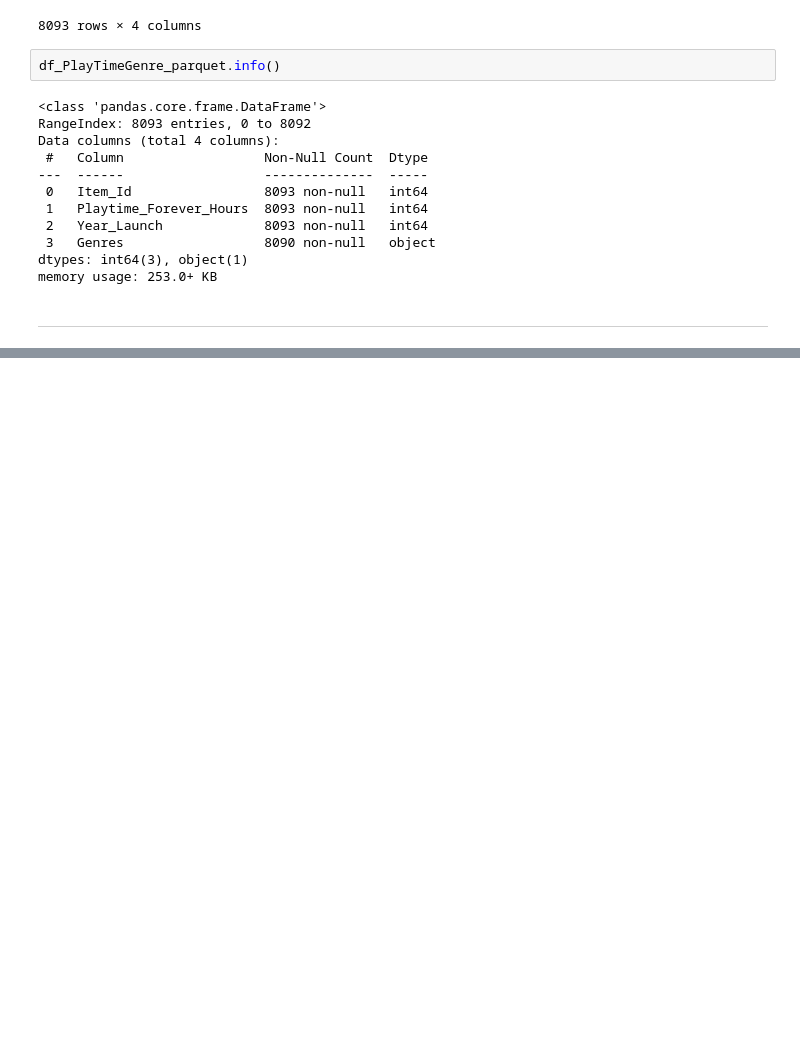
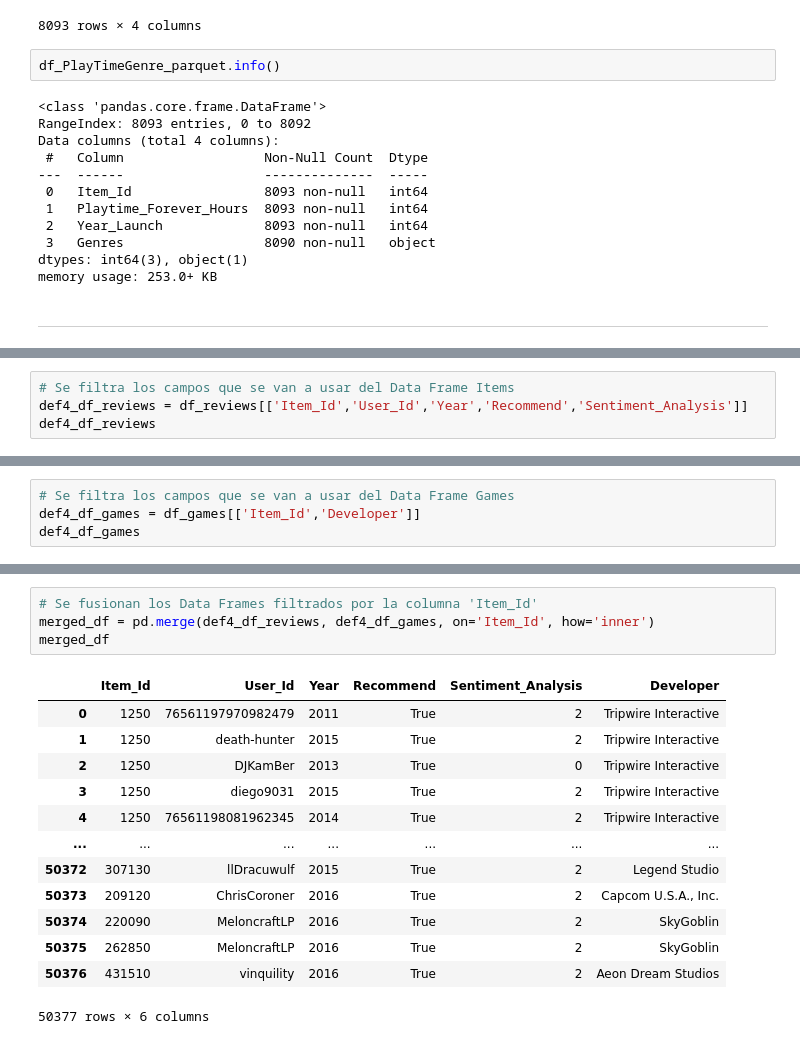
Before and after one commit to DavidssonGon/PI_ML_OPS_STEAM_DSFT17, a Jupyter notebook: ETL2.ipynb, the cells around one changed output, grey strips where cells are left out. Cells and saved outputs as stored; diff of their text form; blank space fills up the shorter version.

```diff
--- a/ETL2.ipynb
+++ b/ETL2.ipynb
@@ -364,0 +773,4 @@ memory usage: 253.0+ KB
+# %%
+# Se filtra los campos que se van a usar del Data Frame Items
+def4_df_reviews = df_reviews[['Item_Id','User_Id','Year','Recommend','Sentiment_Analysis']]
+def4_df_reviews
@@ -364,0 +791,4 @@ memory usage: 253.0+ KB
+# %%
+# Se filtra los campos que se van a usar del Data Frame Games
+def4_df_games = df_games[['Item_Id','Developer']]
+def4_df_games
@@ -364,0 +809,18 @@ memory usage: 253.0+ KB
+# %%
+# Se fusionan los Data Frames filtrados por la columna 'Item_Id'
+merged_df = pd.merge(def4_df_reviews, def4_df_games, on='Item_Id', how='inner')
+merged_df
+# %% [output]
+|  | Item_Id | User_Id | Year | Recommend | Sentiment_Analysis | Developer |
+| 0 | 1250 | 76561197970982479 | 2011 | True | 2 | Tripwire Interactive |
+| 1 | 1250 | death-hunter | 2015 | True | 2 | Tripwire Interactive |
+| 2 | 1250 | DJKamBer | 2013 | True | 0 | Tripwire Interactive |
+| 3 | 1250 | diego9031 | 2015 | True | 2 | Tripwire Interactive |
+| 4 | 1250 | 76561198081962345 | 2014 | True | 2 | Tripwire Interactive |
+| ... | ... | ... | ... | ... | ... | ... |
+| 50372 | 307130 | llDracuwulf | 2015 | True | 2 | Legend Studio |
+| 50373 | 209120 | ChrisCoroner | 2016 | True | 2 | Capcom U.S.A., Inc. |
+| 50374 | 220090 | MeloncraftLP | 2016 | True | 2 | SkyGoblin |
+| 50375 | 262850 | MeloncraftLP | 2016 | True | 2 | SkyGoblin |
+| 50376 | 431510 | vinquility | 2016 | True | 2 | Aeon Dream Studios |
+50377 rows × 6 columns
```
Also changed, not shown: parts of 45 cells of this notebook, 1 other file.
